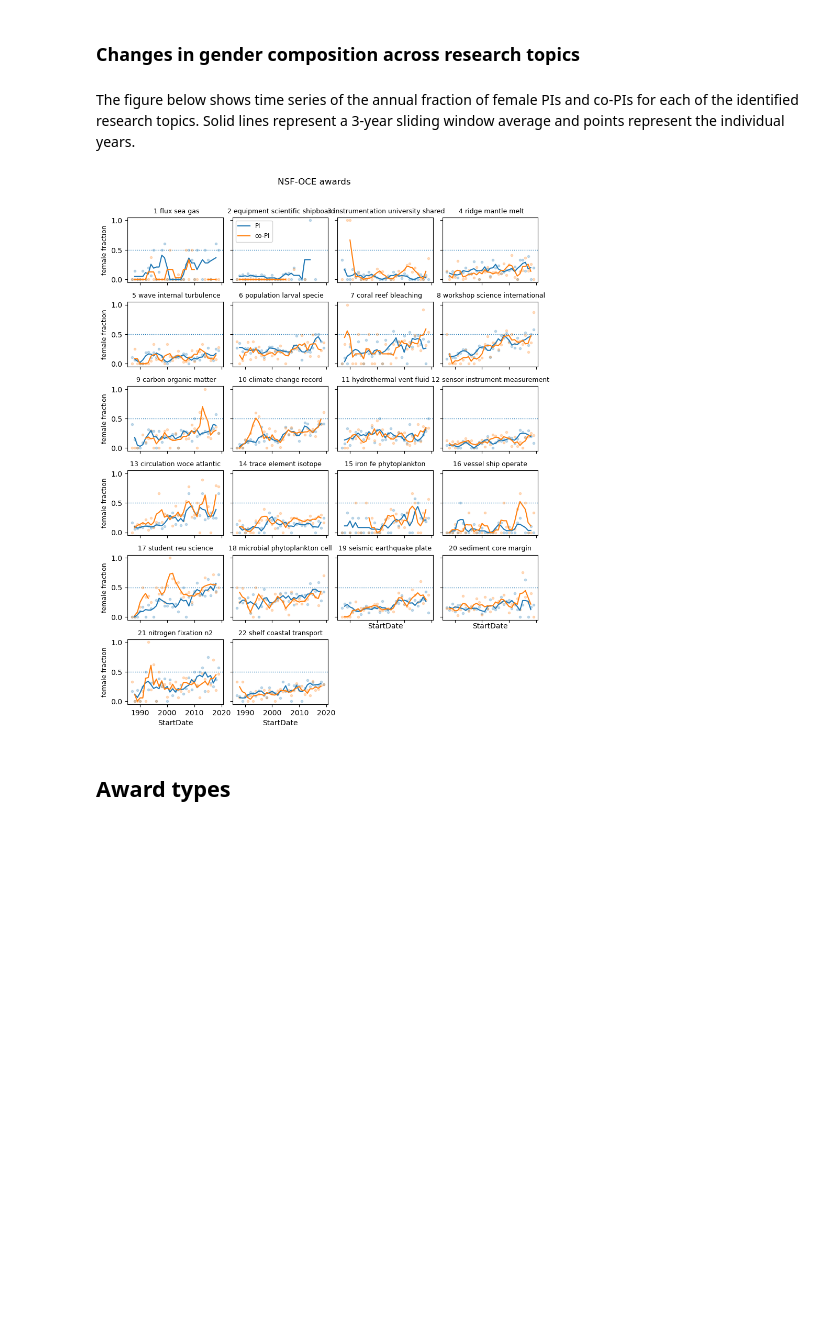
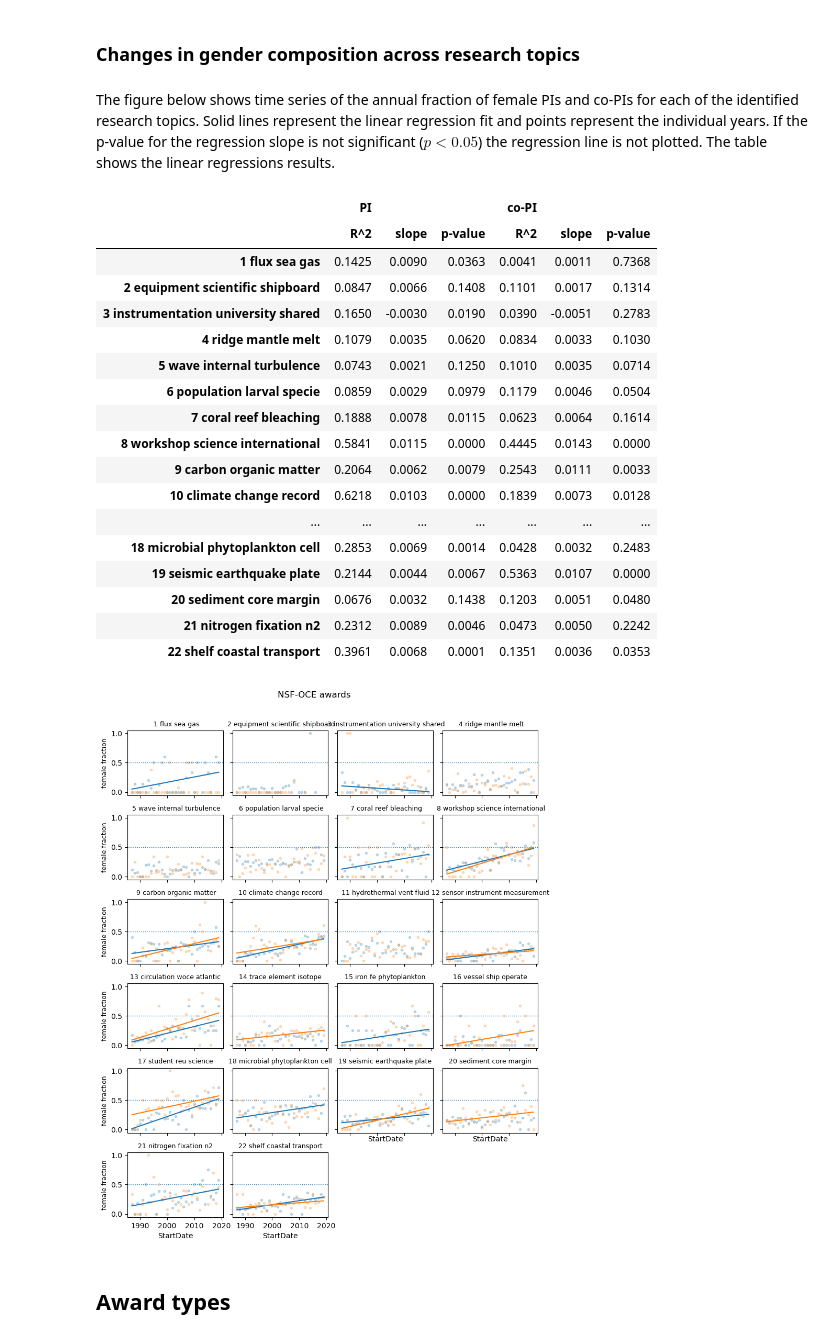
Before and after one commit to idlima/nsf-oce-gender, a Jupyter notebook: 05_analysis.ipynb, the cells around one changed output. Drawn from its saved outputs; the diff is of its cells as text; code cells hidden in the pictures; blank space fills up the shorter version.

```diff
--- a/05_analysis.ipynb
+++ b/05_analysis.ipynb
@@ -212,0 +217,18 @@ strong multicollinearity or other numerical problems.
+# %%
+df  = pd.concat([df_pi,df_copi]).reset_index()
+lreg_all, X = linreg(df.year, df.fem_frac)
+fig, ax = plt.subplots()
+_ = ax.plot(df_pi.index, df_pi.fem_frac,'.', label='PI')
+_ = ax.plot(df_copi.index, df_copi.fem_frac,'.', label='co-PI')
+_ = ax.plot(df.year, lreg_all.predict(X))
+_ = ax.legend(loc='lower right')
+p, slope, rsquared = lreg_all.pvalues[1], lreg_all.params[1], lreg_all.rsquared
+a, b = lreg_all.params
+title = '$y = {:.3f} + {:.2g}\,x$'.format(a, b)
+_ = ax.text(0.025,0.95, '$p={:.2g}$'.format(p), transform=ax.transAxes, ha='left',
+            va='center', fontsize=9)
+_ = ax.text(0.025,0.88, '$R^2={:.3g}$'.format(rsquared), transform=ax.transAxes, ha='left',
+            va='center', fontsize=9)
+_ = ax.text(0.025,0.81, 'slope$={:.2g}$'.format(slope), transform=ax.transAxes, ha='left',
+            va='center', fontsize=9)
+_ = ax.set(xlabel='time', ylabel='female fraction', title=title)
@@ -520,38 +644,73 @@ Similarly to what was done in [Lima & Rheuban, 2018](https://tos.org/oceanograph
 # %% [markdown]
 ### Changes in gender composition across research topics
 # %% [markdown]
-The figure below shows time series of the annual fraction of female PIs and co-PIs for each of the identified research topics. Solid lines represent a 3-year sliding window average and points represent the individual years.
+The figure below shows time series of the annual fraction of female PIs and co-PIs for each of the identified research topics. Solid lines represent the linear regression fit and points represent the individual years. If the p-value for the regression slope is not significant ($p<0.05$) the regression line is not plotted. The table shows the linear regressions results.
 # %%
 df = awards.groupby(['topic',awards.StartDate.dt.year,'PI_gender'])['Abstract'].count().unstack()
 pi_gender_by_topic = df.fillna(0).divide(df.sum(axis=1), axis=0)
 
 copi_gender_by_topic = pd.DataFrame(
     {'female':awards.groupby(['topic', awards.StartDate.dt.year])['co-PI_female_frac'].mean()})
 copi_gender_by_topic['male'] = 1 - copi_gender_by_topic.female
 copi_gender_by_topic
 
 female_frac_by_topic = pd.DataFrame({'PI':pi_gender_by_topic.female, 'co-PI':copi_gender_by_topic.female})
 
 fig, axs = plt.subplots(6, 4, sharex=True, sharey=True, figsize=(9.5,12))
 fig.subplots_adjust(hspace=0.3, wspace=0.1, top=0.9, right=0.95)
 fig.delaxes(axs[5,3])
 fig.delaxes(axs[5,2])
+params = []
 for ax, t in zip(axs.ravel(), range(1,23)):
     if t == 2:
         legend = True
     else:
         legend=False
     _ = female_frac_by_topic.loc[t].plot(ax=ax, style=['C0.','C1.'], legend=False, alpha=0.25)
-    _ = female_frac_by_topic.loc[t].rolling(nn,center=True).mean().plot(ax=ax, legend=legend)
+#     _ = female_frac_by_topic.loc[t].rolling(nn,center=True).mean().plot(ax=ax, legend=legend)
+
+    reg1, X = linreg(female_frac_by_topic.loc[t].index, female_frac_by_topic.loc[t].PI)
+    if reg1.pvalues[1]<0.05:
+        _ = ax.plot(female_frac_by_topic.loc[t].index, reg1.predict(X), 'C0')
+    reg2, X = linreg(female_frac_by_topic.loc[t].dropna().index, female_frac_by_topic.loc[t,'co-PI'].dropna())
+    if reg2.pvalues[1]<0.05:
+        _ = ax.plot(female_frac_by_topic.loc[t].dropna().index, reg2.predict(X), 'C1')
+
+    params.append([reg1.rsquared,reg1.params[1],reg1.pvalues[1],reg2.rsquared,reg2.params[1],reg2.pvalues[1]])
+#     print('{}\n\tPI:\tp={:.3f}, slope={:.4f}, R^2={:.3f}\n\tco-PI:\tp={:.3f}, slope={:.4f}, R^2={:.3f}'.format(topic_names_r[t-1],reg1.pvalues[1],
+#                                                                                                              reg1.params[1],reg1.rsquared,
+#                                                                                                              reg2.pvalues[1], reg2.params[1],
+#                                                                                                              reg2.rsquared))
     _ = ax.set_title(topic_names_r[t-1], fontsize=9)
     x0, x1 = ax.get_xlim()
     _ = ax.hlines(0.5, x0, x1, linestyles='dotted', linewidth=1)
     _ = ax.set_xlim(x0,x1)
 for i in range(6):
     _ = axs[i,0].set_ylabel('female fraction', fontsize=9)
 _ = fig.text(0.5,0.95,'NSF-OCE awards', ha='center', va='bottom', fontsize=12)
+
+lr_stats = pd.DataFrame(np.array(params), index=topic_names_r, columns=[['PI','PI','PI','co-PI','co-PI','co-PI'],['R^2','slope','p-value','R^2','slope','p-value']])
+lr_stats.style.format('{:.4f}', subset=['PI','co-PI'])
 # %% [output]
+|  | PI |  |  | co-PI |  |  |
+|  | R^2 | slope | p-value | R^2 | slope | p-value |
+| 1 flux sea gas | 0.1425 | 0.0090 | 0.0363 | 0.0041 | 0.0011 | 0.7368 |
+| 2 equipment scientific shipboard | 0.0847 | 0.0066 | 0.1408 | 0.1101 | 0.0017 | 0.1314 |
+| 3 instrumentation university shared | 0.1650 | -0.0030 | 0.0190 | 0.0390 | -0.0051 | 0.2783 |
+| 4 ridge mantle melt | 0.1079 | 0.0035 | 0.0620 | 0.0834 | 0.0033 | 0.1030 |
+| 5 wave internal turbulence | 0.0743 | 0.0021 | 0.1250 | 0.1010 | 0.0035 | 0.0714 |
+| 6 population larval specie | 0.0859 | 0.0029 | 0.0979 | 0.1179 | 0.0046 | 0.0504 |
+| 7 coral reef bleaching | 0.1888 | 0.0078 | 0.0115 | 0.0623 | 0.0064 | 0.1614 |
+| 8 workshop science international | 0.5841 | 0.0115 | 0.0000 | 0.4445 | 0.0143 | 0.0000 |
+| 9 carbon organic matter | 0.2064 | 0.0062 | 0.0079 | 0.2543 | 0.0111 | 0.0033 |
+| 10 climate change record | 0.6218 | 0.0103 | 0.0000 | 0.1839 | 0.0073 | 0.0128 |
+| ... | ... | ... | ... | ... | ... | ... |
+| 18 microbial phytoplankton cell | 0.2853 | 0.0069 | 0.0014 | 0.0428 | 0.0032 | 0.2483 |
+| 19 seismic earthquake plate | 0.2144 | 0.0044 | 0.0067 | 0.5363 | 0.0107 | 0.0000 |
+| 20 sediment core margin | 0.0676 | 0.0032 | 0.1438 | 0.1203 | 0.0051 | 0.0480 |
+| 21 nitrogen fixation n2 | 0.2312 | 0.0089 | 0.0046 | 0.0473 | 0.0050 | 0.2242 |
+| 22 shelf coastal transport | 0.3961 | 0.0068 | 0.0001 | 0.1351 | 0.0036 | 0.0353 |
-[figure, old version]
+[figure, new version]
 # %% [markdown]
 ## Award types
 # %% [markdown]
```
Also changed, not shown: parts of 29 cells of this notebook.
